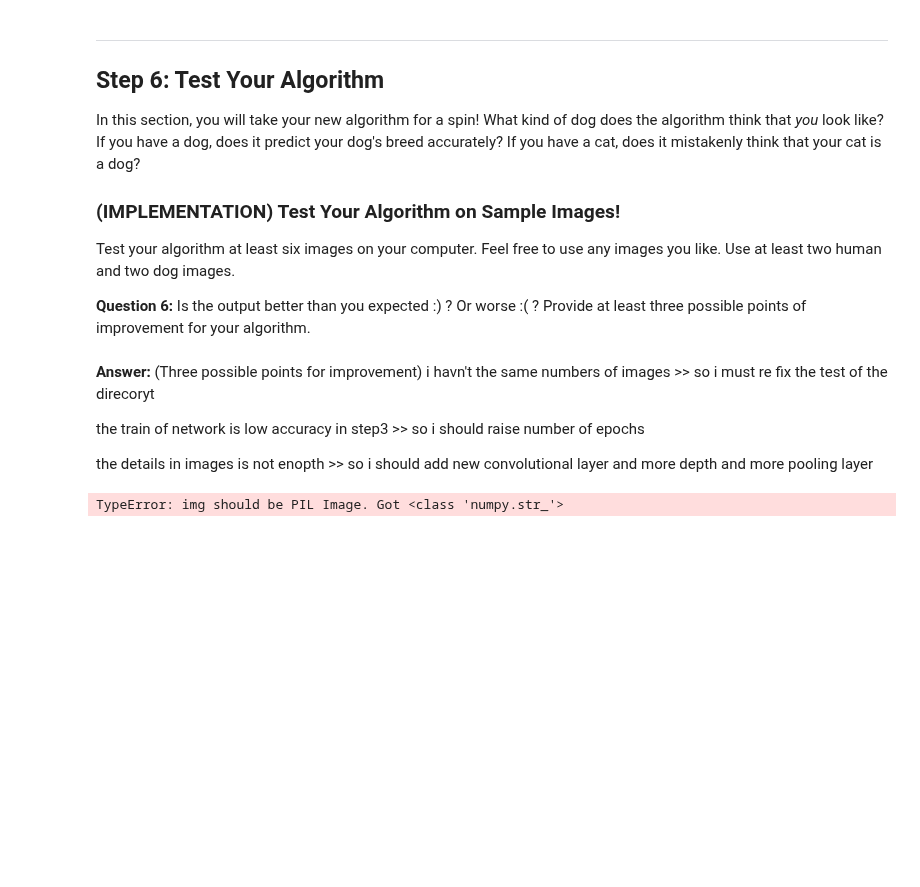
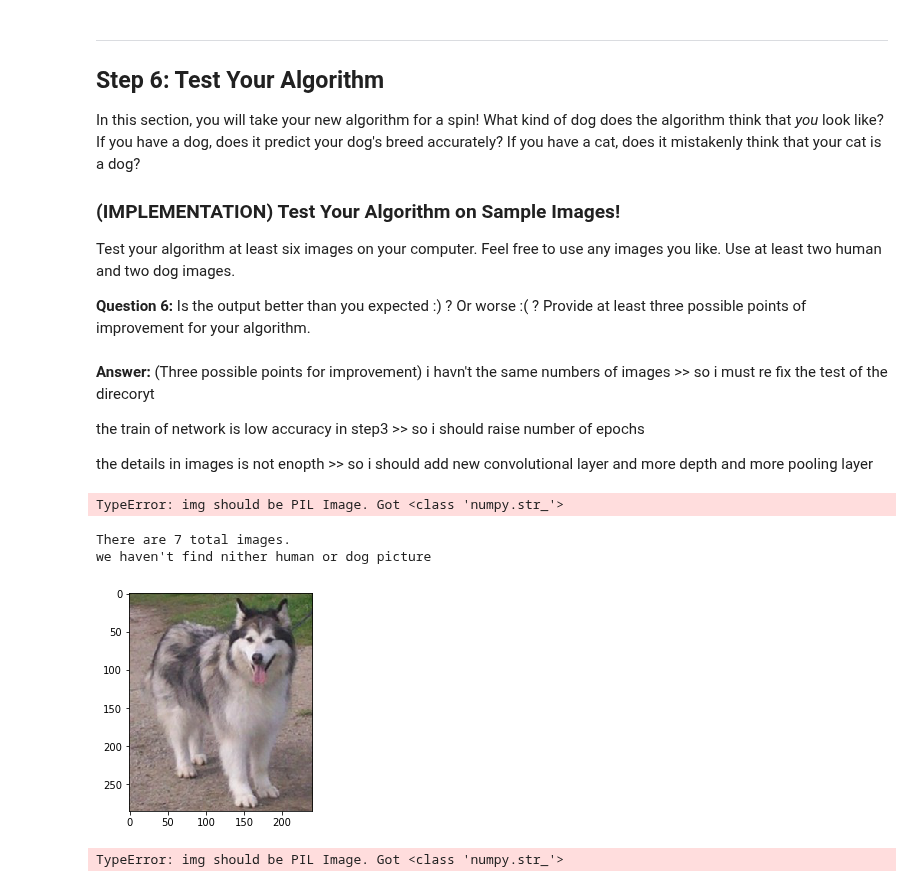
Before and after one commit to youssriaboelseod/udacity_deepLearning_projects2, a Jupyter notebook: dog_app.ipynb, the cells around one changed output. Drawn from its saved outputs; the diff is of its cells as text; code cells hidden in the pictures; blank space fills up the shorter version.

Commit message:
learn one image

```diff
--- a/dog_app.ipynb
+++ b/dog_app.ipynb
@@ -794,12 +792,14 @@ def predict_breed_transfer(img_path):
     # load the image and return the predicted breed
     # obtain one batch of test images
 
-    images = Image.open(img_path)
+    #images = Image.open(img_path)
+    images = Image.open(img_path).convert('RGB')
+
     #dataiter = iter(loaders_transfer,class_names)
     #images, labels = dataiter.next()
     #images.numpy()
 
-    img_tensor = train_transforms(img_path)[:3,:,:].unsqueeze(0)
+    img_tensor = test_transforms(img_path)[:3,:,:].unsqueeze(0)
 
     #img_tensor = img_tensor.reshape(3,224,224)
     # 2: Output of step 1 is a vector which is taken as an input for fully connected layer.
@@ -844,7 +844,7 @@ Some sample output for our algorithm is provided below, but feel free to design
 def run_app(img_path):
     # load filenames for human and dog images
     #images = np.array(glob(img_path))
-    images = Image.open(img_path)
+    images = Image.open(img_path).convert('RGB')
     ## handle cases for a human face, dog, and neither
 
     if face_detector(img_path):
@@ -852,7 +852,7 @@ def run_app(img_path):
         # display the image, along with bounding box
         plt.imshow(images)
         plt.show()
-    elif  dog_detector(images[D]):
+    elif  dog_detector(img_path):
         print("hi Dog you are like ",predict_breed_transfer(img_path))
         # display the image, along with bounding box
         plt.imshow(images)
@@ -896,3 +896,13 @@ for file in np.hstack((human_files[:3], dog_files[:3])):
     run_app(file)
 # %% [output]
 TypeError: img should be PIL Image. Got <class 'numpy.str_'>
+# %%
+test = np.array(glob("test/*"))
+print('There are %d total images.' % len(test))
+for i in test:
+    run_app(i)
+# %% [output]
+There are 7 total images.
+we haven't find nither human or dog picture
+[figure, added]
+TypeError: img should be PIL Image. Got <class 'numpy.str_'>
```
Also changed, not shown: parts of 6 cells of this notebook, 1 other file.
